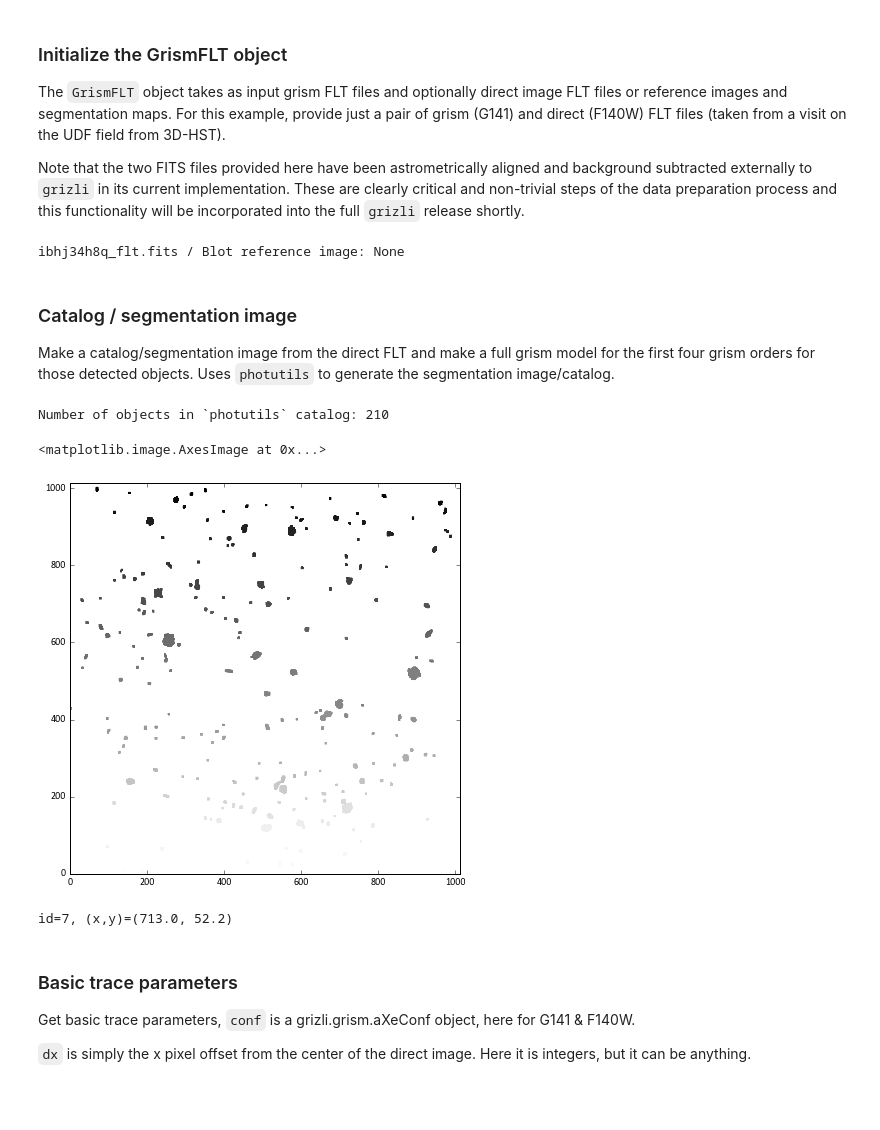
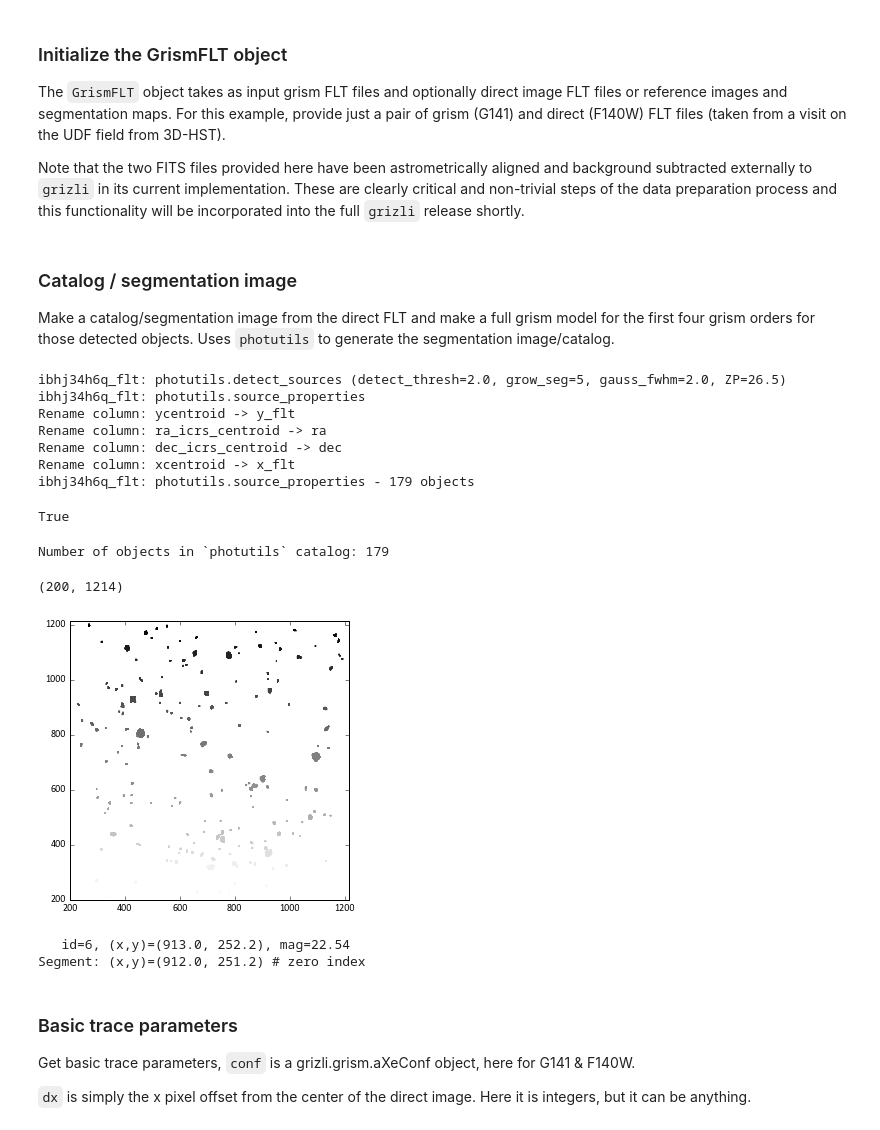
Before and after one commit to gbrammer/grizli, a Jupyter notebook: docs/Grizli Demo.ipynb, the cells around one changed output. Cells and saved outputs as stored; diff of their text form; code cells hidden in the pictures; blank space fills up the shorter version.

```diff
--- a/docs/Grizli Demo.ipynb
+++ b/docs/Grizli Demo.ipynb
@@ -1,12 +1,20 @@
 # %%
 import os
+import collections
 
 %matplotlib inline
 import matplotlib as mpl
 import matplotlib.pyplot as plt
 import matplotlib.gridspec
-mpl.rcParams['figure.figsize'] = (14.0, 7.0)
+mpl.rcParams['figure.figsize'] = (10.0, 5.0)
 
 import numpy as np
+import astropy.io.fits as pyfits
 
 import grizli
+
+### Dev
+import grizlidev as grizli
+import grizlidev
+reload(grizlidev.utils_c); reload(grizlidev.model);
+reload(grizlidev.grismconf); reload(grizlidev.utils); reload(grizlidev); reload(grizli)
@@ -23,34 +31,61 @@ The `GrismFLT` object takes as input grism FLT files and optionally direct image
 
 Note that the two FITS files provided here have been astrometrically aligned and background subtracted externally to `grizli` in its current implementation.  These are clearly critical and non-trivial steps of the data preparation process and this functionality will be incorporated into the full `grizli` release shortly.
 # %%
-flt = grizli.model.GrismFLT(flt_file='ibhj34h8q_flt.fits', direct_image='ibhj34h6q_flt.fits',
-                            refimage=None, segimage=None, verbose=True, pad=0)
+flt = grizli.model.GrismFLT(grism_file='ibhj34h8q_flt.fits', direct_file='ibhj34h6q_flt.fits',
+                            pad=200, ref_file=None, ref_ext=0, seg_file=None, shrink_segimage=False)
-# %% [output]
-ibhj34h8q_flt.fits / Blot reference image: None
 # %% [markdown]
 ### Catalog / segmentation image
 Make a catalog/segmentation image from the direct FLT and make a full grism model for the first four grism orders for those detected objects.  Uses `photutils` to generate the segmentation image/catalog.
 # %%
 flt.photutils_detection(detect_thresh=2, grow_seg=5, gauss_fwhm=2.,
-                        compute_beams=['A','B','C','D'],
-                        verbose=False, save_detection=False, wcs=None)
+                        verbose=True, save_detection=False, data_ext='SCI')
+# %% [output]
+ibhj34h6q_flt: photutils.detect_sources (detect_thresh=2.0, grow_seg=5, gauss_fwhm=2.0, ZP=26.5)
+ibhj34h6q_flt: photutils.source_properties
+Rename column: ycentroid -> y_flt
+Rename column: ra_icrs_centroid -> ra
+Rename column: dec_icrs_centroid -> dec
+Rename column: xcentroid -> x_flt
+ibhj34h6q_flt: photutils.source_properties - 179 objects
+True
 # %%
 print 'Number of objects in `photutils` catalog: %d' %(len(flt.catalog))
 plt.imshow(flt.seg, cmap='gray_r', origin='lower')
+plt.xlim(flt.pad, flt.direct.sh[1]-flt.pad)
+plt.ylim(flt.pad, flt.direct.sh[0]-flt.pad)
 # %% [output]
-Number of objects in `photutils` catalog: 210
+Number of objects in `photutils` catalog: 179
-<matplotlib.image.AxesImage at 0x...>
+(200, 1214)
-[figure, old version]
+[figure, new version]
-# %%
-# Find the object near (x,y) = (712, 52)
-dr = np.sqrt((flt.catalog['xcentroid']-712)**2+(flt.catalog['ycentroid']-52)**2)
-ix = np.argmin(dr)
-id = flt.catalog['id'][ix]
-x0 = flt.catalog['xcentroid'][ix]+1
-y0 = flt.catalog['ycentroid'][ix]+1
-print 'id=%d, (x,y)=(%.1f, %.1f)' %(id, x0, y0)
-# %% [output]
-id=7, (x,y)=(713.0, 52.2)
+# %%
+# Find the object near detector (x,y) = (712, 52)
+xi, yi = 712+flt.pad, 52+flt.pad # nice line
+
+#xi, yi = 779, 722 # bright red
+#xi, yi = 695, 949 # big extended H-alpha
+#xi, yi = 586, 337 # fainter line, [OIII]?
+#xi, yi = 421, 470 # fainter line
+#xi, yi = 858, 408 # bright [OIII]
+#xi, yi = 940, 478 # fainter line
+
+dr = np.sqrt((flt.catalog['x_flt']-xi)**2+(flt.catalog['y_flt']-yi)**2)
+ix = np.argmin(dr)
+id = flt.catalog['id'][ix]
+mag = flt.catalog['mag'][ix]
+x0 = flt.catalog['x_flt'][ix]+1
+y0 = flt.catalog['y_flt'][ix]+1
+print '   id=%d, (x,y)=(%.1f, %.1f), mag=%.2f' %(id, x0, y0, mag)
+
+## Get properties of the object from the segmentation region alone
+## regardless of whether you have the detection catalog
+out = grizli.utils_c.disperse.compute_segmentation_limits(flt.seg, id,
+                                                          flt.direct.data['SCI'],
+                                                          flt.direct.sh)
+ymin, ymax, yseg, xmin, xmax, xseg, area, segm_flux = out
+print 'Segment: (x,y)=(%.1f, %.1f) # zero index' %(xseg, yseg)
+# %% [output]
+   id=6, (x,y)=(913.0, 252.2), mag=22.54
+Segment: (x,y)=(912.0, 251.2) # zero index
 # %% [markdown]
 ### Basic trace parameters
 Get basic trace parameters, `conf` is a grizli.grism.aXeConf object, here for G141 & F140W.
```
Also changed, not shown: parts of 46 cells of this notebook, 4 other files.
